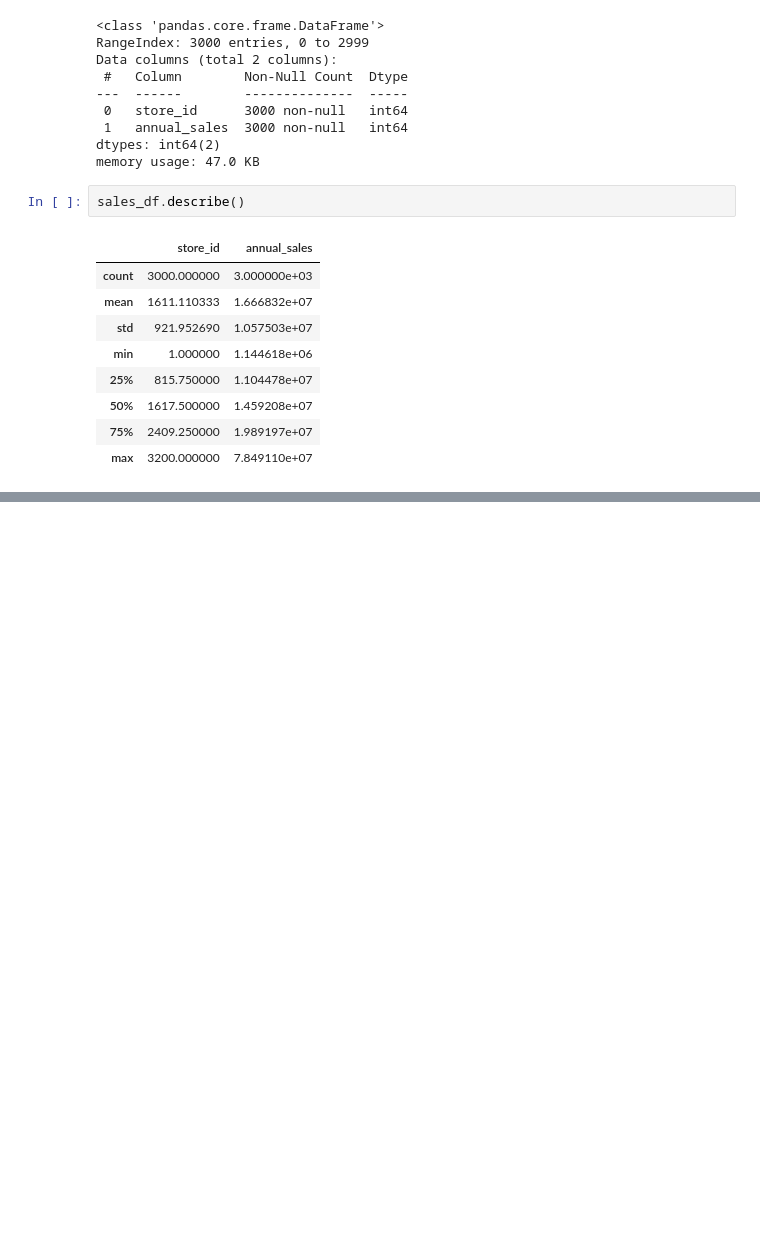
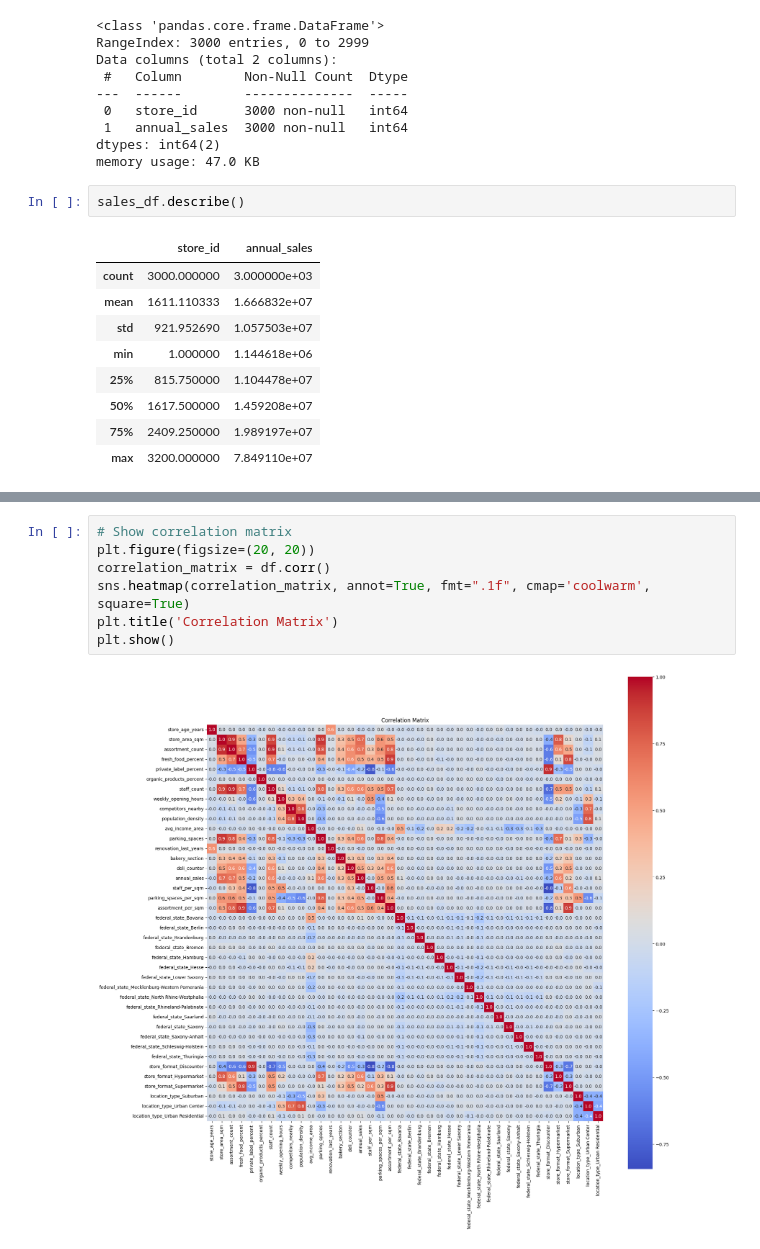
Before and after one commit to FjodorGit/stratathon, a Jupyter notebook: Colab Notebooks/Team 2/Analytics_Task_Team2.ipynb, the cells around one changed output, grey strips where cells are left out. Drawn from its saved outputs; the diff is of its cells as text; blank space fills up the shorter version.

```diff
--- a/Colab Notebooks/Team 2/Analytics_Task_Team2.ipynb
+++ b/Colab Notebooks/Team 2/Analytics_Task_Team2.ipynb
@@ -478,0 +279,9 @@ plt.show()
+# %%
+# Show correlation matrix
+plt.figure(figsize=(20, 20))
+correlation_matrix = df.corr()
+sns.heatmap(correlation_matrix, annot=True, fmt=".1f", cmap='coolwarm', square=True)
+plt.title('Correlation Matrix')
+plt.show()
+# %% [output]
+[figure, added]
```
Also changed, not shown: parts of 41 cells of this notebook, 1 other file.
